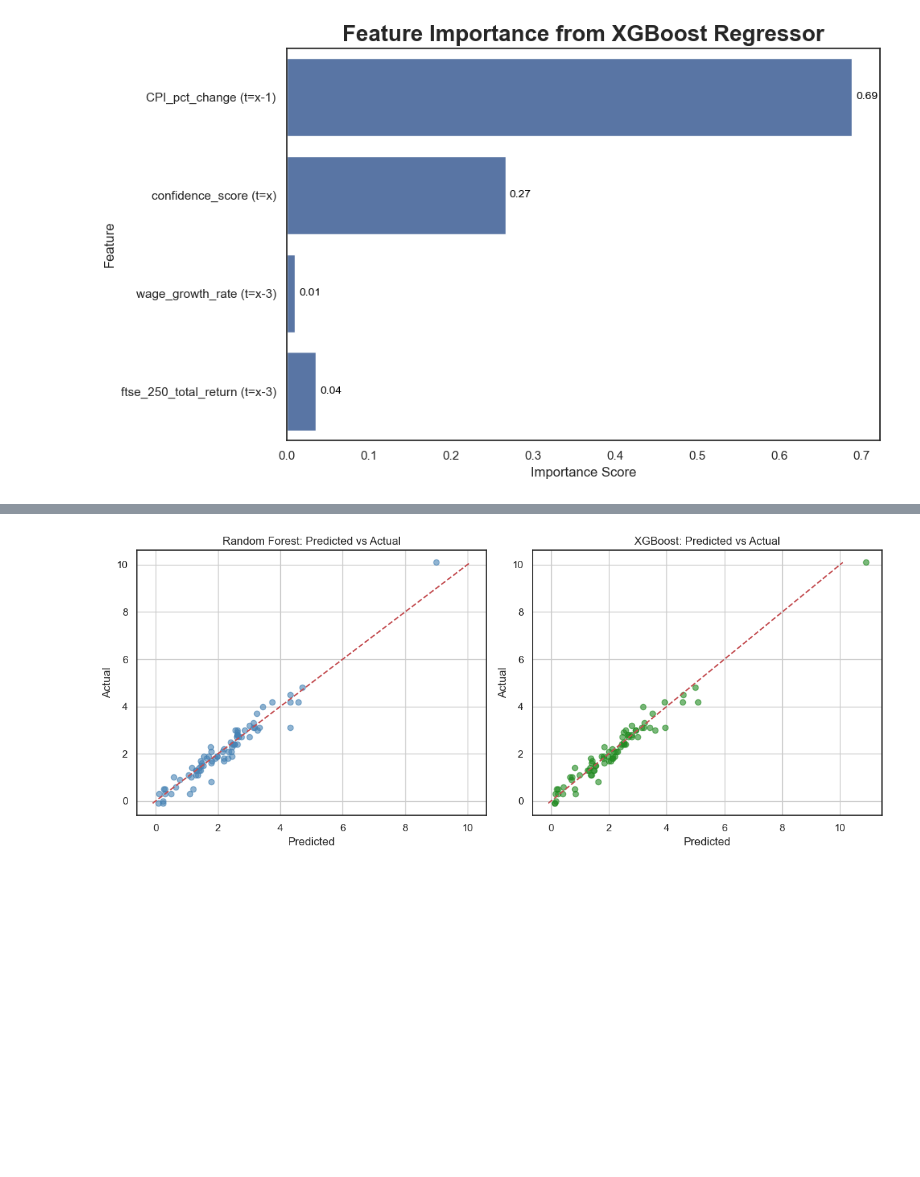
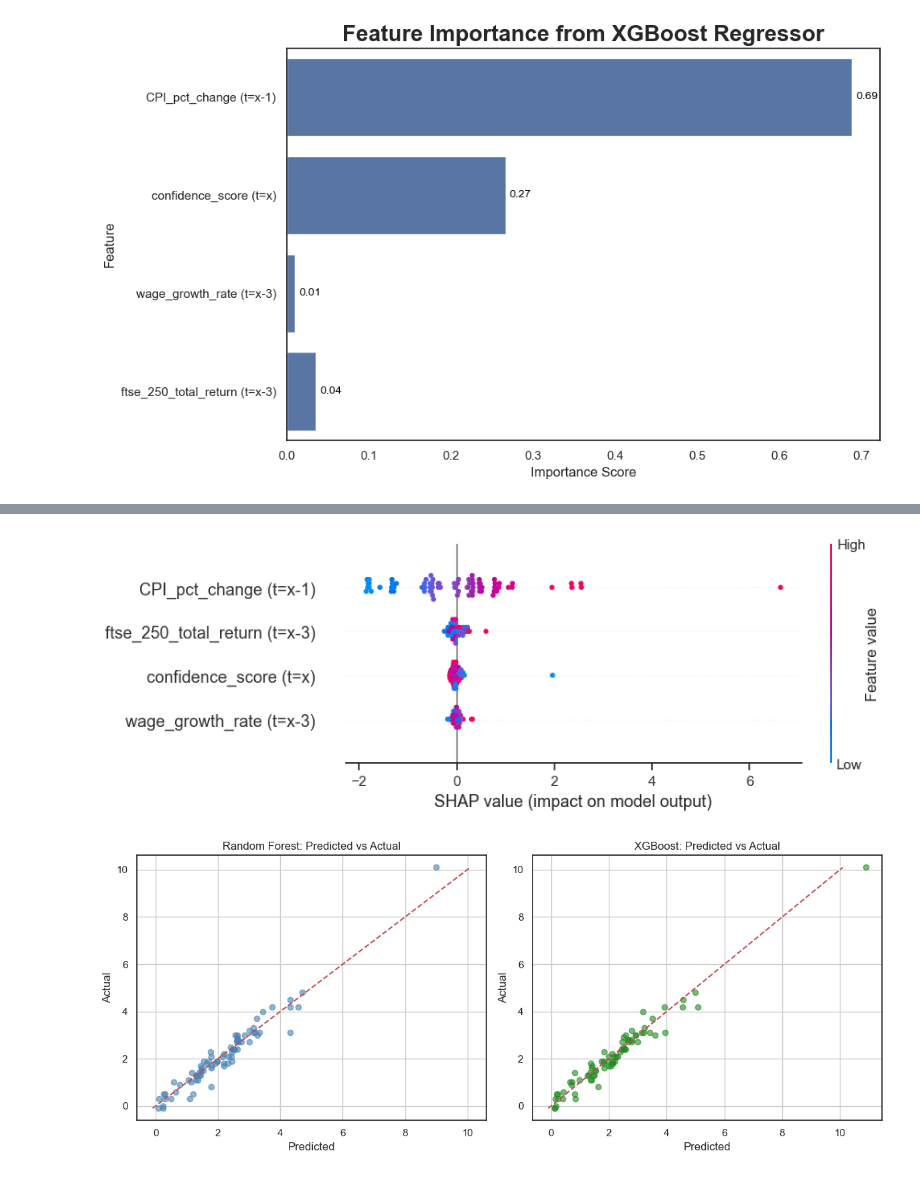
Before and after one commit to gamzebb/group-project, a Jupyter notebook: Inflation (CPI) analysis - sentiment, correlation, predictions (1998-22).ipynb, the cells around one changed output, grey strips where cells are left out. Cells and saved outputs as stored; diff of their text form; code cells hidden in the pictures; blank space fills up the shorter version.

```diff
--- a/Inflation (CPI) analysis - sentiment, correlation, predictions (1998-22).ipynb
+++ b/Inflation (CPI) analysis - sentiment, correlation, predictions (1998-22).ipynb
@@ -1300,3 +1328,10 @@ Mean Squared Error: 0.1018
 Mean Absolute Error: 0.2427
 R² Score: 0.9509
 [figure]
+# %%
+explainer = shap.Explainer(xgb_model, X_test)
+shap_values = explainer(X_test)
+
+# Summary plot (shows magnitude + direction)
+shap.plots.beeswarm(shap_values)
+# %% [output]
@@ -1303,3 +1357,4 @@ R² Score: 0.9509
+[figure, added]
 # %%
 # --- Random Forest Predictions ---
 rf_preds = rf_model.predict(X_test)
```
Also changed, not shown: parts of 2 cells of this notebook, 2 other files.
